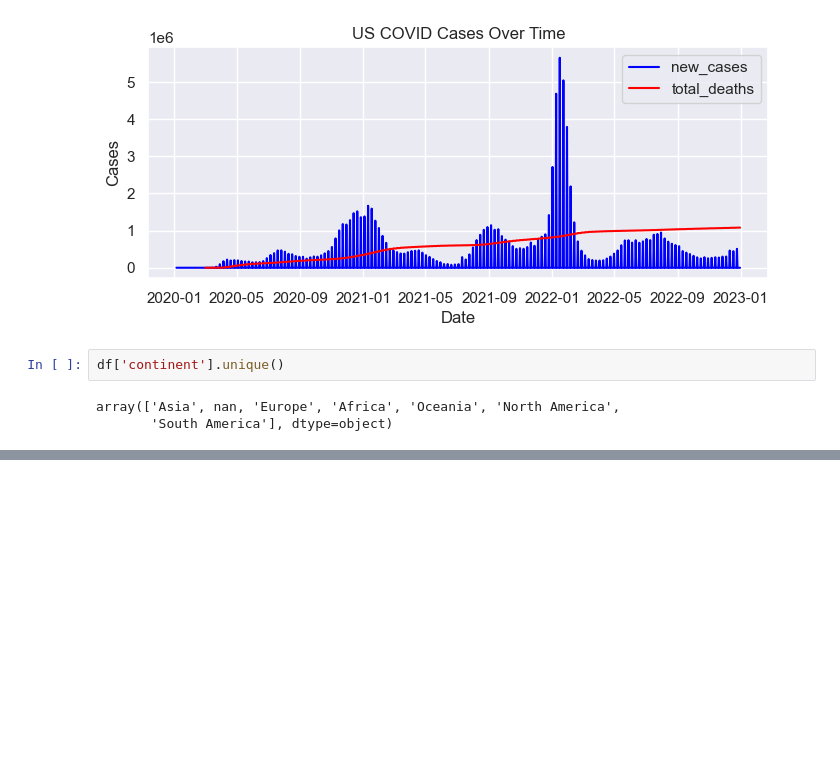
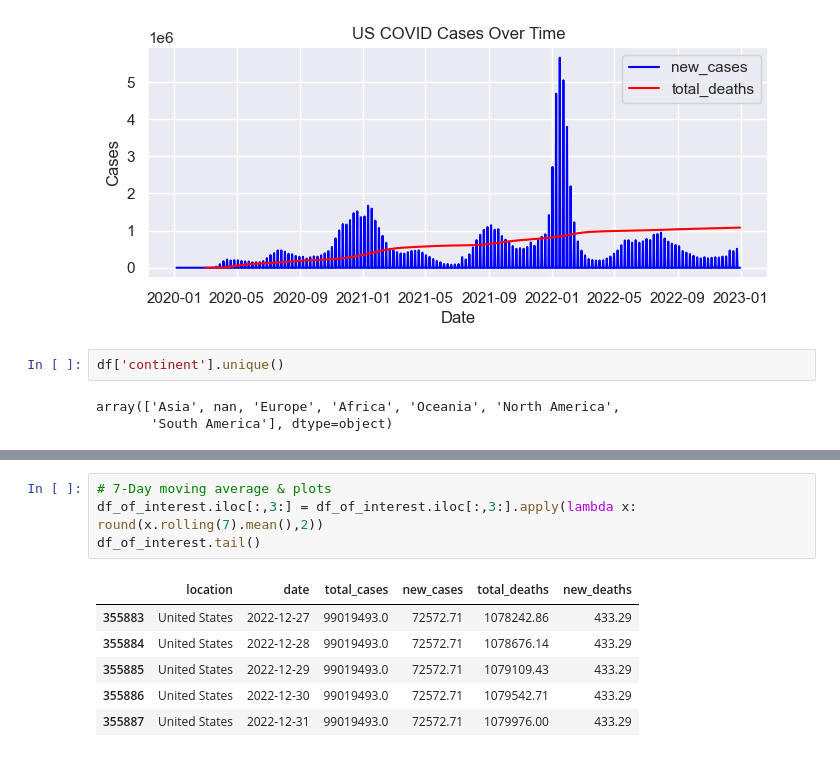
Before and after one commit to Enlightenus/COVID_Visualization, a Jupyter notebook: COVID.ipynb, the cells around one changed output, grey strips where cells are left out. Drawn from its saved outputs; the diff is of its cells as text; blank space fills up the shorter version.

```diff
--- a/COVID.ipynb
+++ b/COVID.ipynb
@@ -100,0 +149,11 @@ plt.show()
+# %%
+# 7-Day moving average & plots
+df_of_interest.iloc[:,3:] = df_of_interest.iloc[:,3:].apply(lambda x: round(x.rolling(7).mean(),2))
+df_of_interest.tail()
+# %% [output]
+|  | location | date | total_cases | new_cases | total_deaths | new_deaths |
+| 355883 | United States | 2022-12-27 | 99019493.0 | 72572.71 | 1078242.86 | 433.29 |
+| 355884 | United States | 2022-12-28 | 99019493.0 | 72572.71 | 1078676.14 | 433.29 |
+| 355885 | United States | 2022-12-29 | 99019493.0 | 72572.71 | 1079109.43 | 433.29 |
+| 355886 | United States | 2022-12-30 | 99019493.0 | 72572.71 | 1079542.71 | 433.29 |
+| 355887 | United States | 2022-12-31 | 99019493.0 | 72572.71 | 1079976.00 | 433.29 |
```
Also changed, not shown: parts of 4 cells of this notebook.
